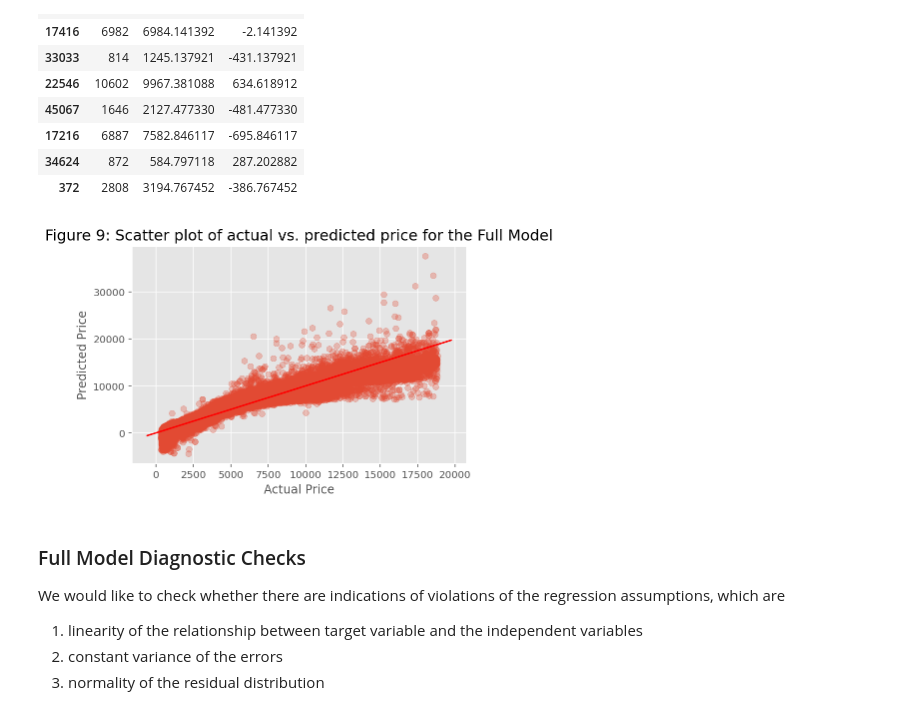
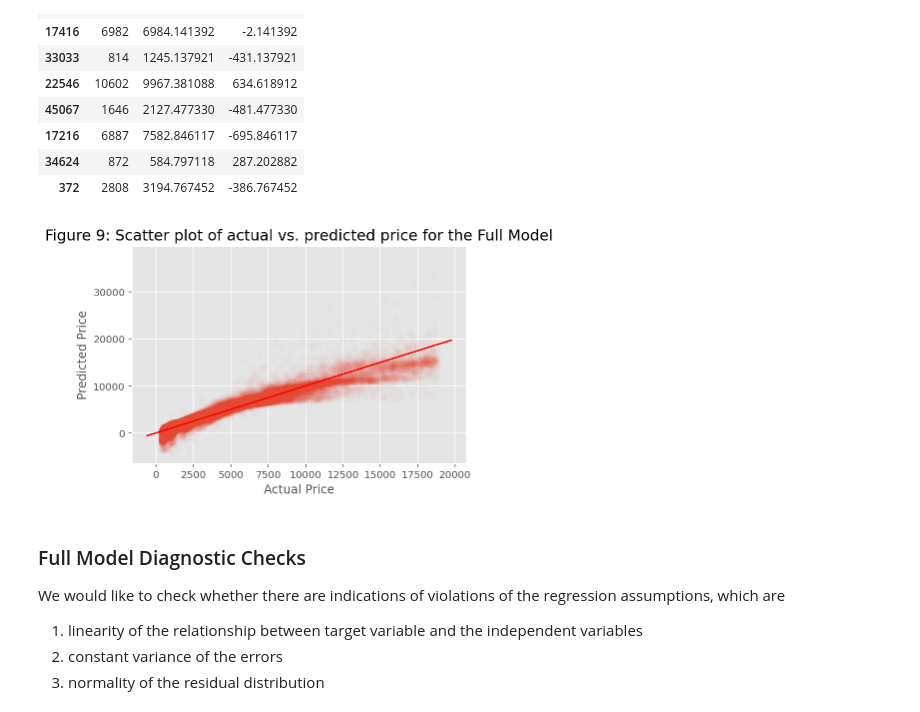
Before and after one commit to gabbagabbagool/rmit-diamonds, a Jupyter notebook: Phase2_Report.ipynb, the cells around one changed output. Drawn from its saved outputs; the diff is of its cells as text; code cells hidden in the pictures.

```diff
--- a/Phase2_Report.ipynb
+++ b/Phase2_Report.ipynb
@@ -239,17 +258,17 @@ residuals_full.sample(10, random_state=999)
 # %%
 def plot_line(axis, slope, intercept, **kargs):
     xmin, xmax = axis.get_xlim()
     plt.plot([xmin, xmax], [xmin*slope+intercept, xmax*slope+intercept], **kargs)
 
 # Creating scatter plot
-plt.scatter(residuals_full['actual'], residuals_full['predicted'], alpha=0.3);
+plt.scatter(residuals_full['actual'], residuals_full['predicted'], alpha=0.1);
 plot_line(axis=plt.gca(), slope=1, intercept=0, c="red");
 plt.xlabel('Actual Price');
 plt.ylabel('Predicted Price');
 plt.title('Figure 9: Scatter plot of actual vs. predicted price for the Full Model', fontsize=15);
 plt.show();
 # %% [output]
-[figure, old version]
+[figure, new version]
 # %% [markdown]
 ### Full Model Diagnostic Checks
 We would like to check whether there are indications of violations of the regression assumptions, which are
```
Also changed, not shown: parts of 71 cells of this notebook.
